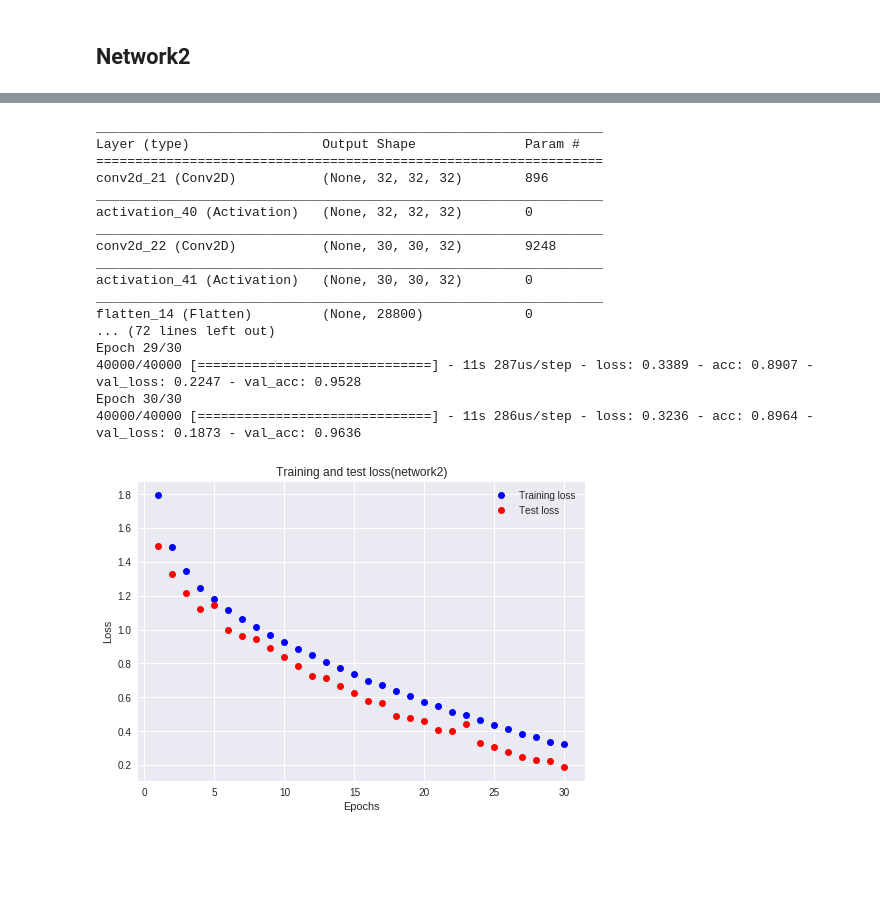
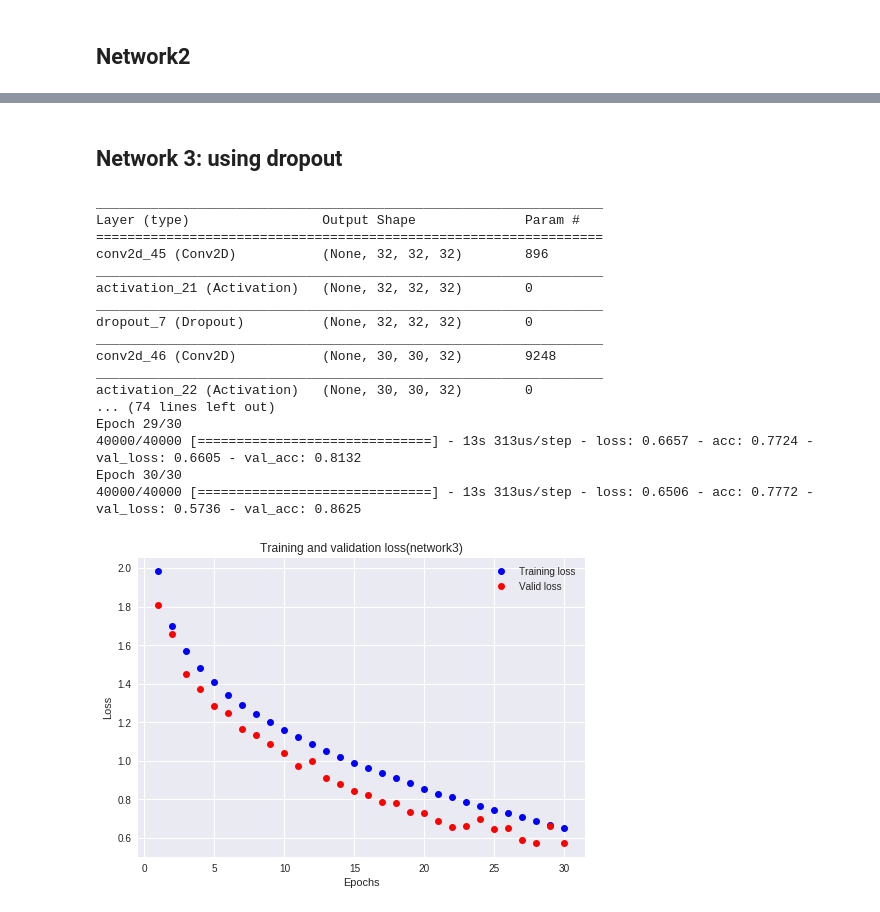
Before and after one commit to shirleyzz/cap5610_machineleanrning, a Jupyter notebook: Assignment2/HW2(1).ipynb, the cells around one changed output, grey strips where cells are left out. Drawn from its saved outputs; the diff is of its cells as text; code cells hidden in the pictures; blank space fills up the shorter version.

```diff
--- a/Assignment2/HW2(1).ipynb
+++ b/Assignment2/HW2(1).ipynb
@@ -128,8 +211,11 @@ plt.show()
+# %% [markdown]
+## Network 3: using dropout
 # %%
 #network architecture
 network = Sequential()
 network.add(Conv2D(32, (3, 3), padding='same',input_shape=training_images.shape[1:]))
 network.add(Activation('relu'))
+network.add(Dropout(0.5))
 network.add(Conv2D(32,(3,3)))
 network.add(Activation('relu'))
 
@@ -157,35 +243,35 @@ history = network.fit(training_images,
 _________________________________________________________________
 Layer (type)                 Output Shape              Param #
 =================================================================
-conv2d_21 (Conv2D)           (None, 32, 32, 32)        896
+conv2d_45 (Conv2D)           (None, 32, 32, 32)        896
 _________________________________________________________________
-activation_40 (Activation)   (None, 32, 32, 32)        0
+activation_21 (Activation)   (None, 32, 32, 32)        0
 _________________________________________________________________
-conv2d_22 (Conv2D)           (None, 30, 30, 32)        9248
+dropout_7 (Dropout)          (None, 32, 32, 32)        0
 _________________________________________________________________
-activation_41 (Activation)   (None, 30, 30, 32)        0
+conv2d_46 (Conv2D)           (None, 30, 30, 32)        9248
 _________________________________________________________________
-flatten_14 (Flatten)         (None, 28800)             0
-... (72 lines left out)
+activation_22 (Activation)   (None, 30, 30, 32)        0
+... (74 lines left out)
 Epoch 29/30
-40000/40000 [==============================] - 11s 287us/step - loss: 0.3389 - acc: 0.8907 - val_loss: 0.2247 - val_acc: 0.9528
+40000/40000 [==============================] - 13s 313us/step - loss: 0.6657 - acc: 0.7724 - val_loss: 0.6605 - val_acc: 0.8132
 Epoch 30/30
-40000/40000 [==============================] - 11s 286us/step - loss: 0.3236 - acc: 0.8964 - val_loss: 0.1873 - val_acc: 0.9636
+40000/40000 [==============================] - 13s 313us/step - loss: 0.6506 - acc: 0.7772 - val_loss: 0.5736 - val_acc: 0.8625
 # %%
 #display training and test loss
 history_dict = history.history
 loss_values = history_dict['loss']
 test_loss_values = history_dict['val_loss']
 epochs_range = range(1, epochs + 1)
 plt.plot(epochs_range, loss_values, 'bo', label='Training loss')
-plt.plot(epochs_range, test_loss_values, 'ro', label='Test loss')
-plt.title('Training and test loss(network2)')
+plt.plot(epochs_range, test_loss_values, 'ro', label='Valid loss')
+plt.title('Training and validation loss(network3)')
 plt.xlabel('Epochs')
 plt.ylabel('Loss')
 plt.legend()
 plt.show()
 # %% [output]
-[figure, old version]
+[figure, new version]
 # %%
 #display training and test accuracy
 acc_values = history_dict['acc']
```
Also changed, not shown: parts of 23 cells of this notebook.
